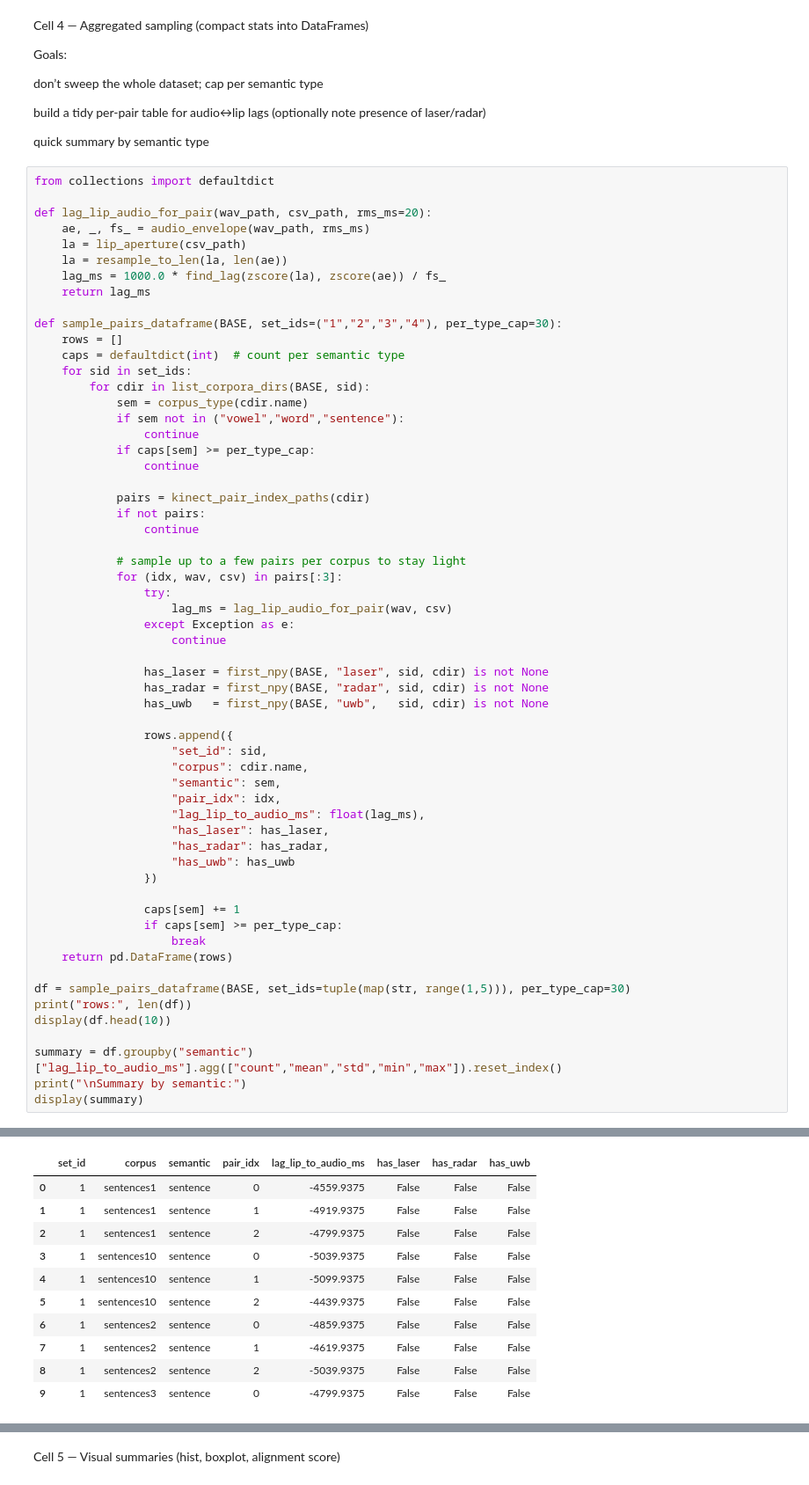
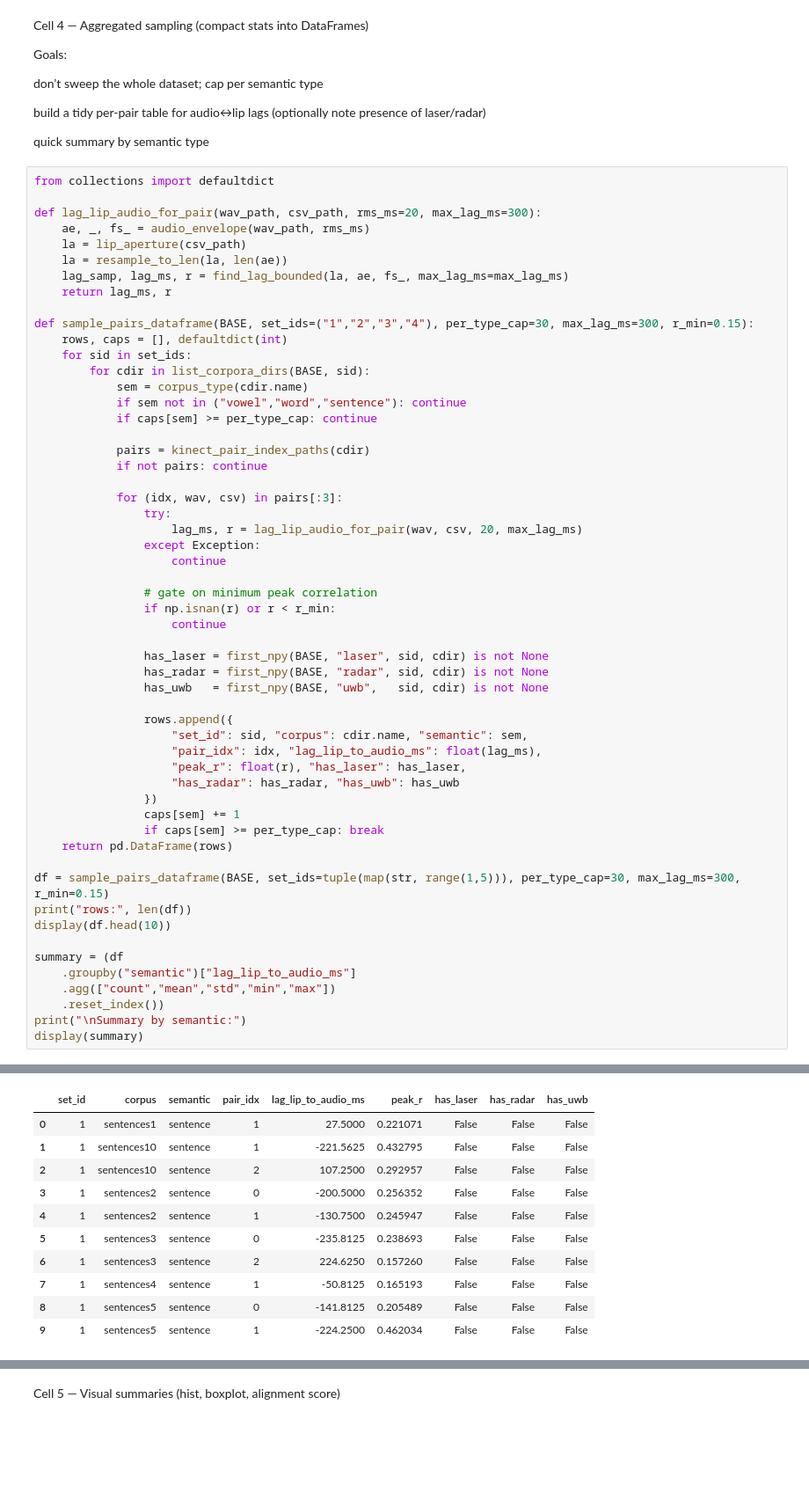
Before and after one commit to arham-siddiqui/silentSpeech, a Jupyter notebook: notebooks/alignment.ipynb, the cells around one changed output, grey strips where cells are left out. Shown at 88% size. Drawn from its saved outputs; the diff is of its cells as text; blank space fills up the shorter version.

```diff
--- a/notebooks/alignment.ipynb
+++ b/notebooks/alignment.ipynb
@@ -241,74 +325,70 @@ quick summary by semantic type
 # %%
 from collections import defaultdict
 
-def lag_lip_audio_for_pair(wav_path, csv_path, rms_ms=20):
+def lag_lip_audio_for_pair(wav_path, csv_path, rms_ms=20, max_lag_ms=300):
     ae, _, fs_ = audio_envelope(wav_path, rms_ms)
     la = lip_aperture(csv_path)
     la = resample_to_len(la, len(ae))
-    lag_ms = 1000.0 * find_lag(zscore(la), zscore(ae)) / fs_
-    return lag_ms
+    lag_samp, lag_ms, r = find_lag_bounded(la, ae, fs_, max_lag_ms=max_lag_ms)
+    return lag_ms, r
 
-def sample_pairs_dataframe(BASE, set_ids=("1","2","3","4"), per_type_cap=30):
-    rows = []
-    caps = defaultdict(int)  # count per semantic type
+def sample_pairs_dataframe(BASE, set_ids=("1","2","3","4"), per_type_cap=30, max_lag_ms=300, r_min=0.15):
+    rows, caps = [], defaultdict(int)
     for sid in set_ids:
         for cdir in list_corpora_dirs(BASE, sid):
             sem = corpus_type(cdir.name)
-            if sem not in ("vowel","word","sentence"):
-                continue
-            if caps[sem] >= per_type_cap:
-                continue
+            if sem not in ("vowel","word","sentence"): continue
+            if caps[sem] >= per_type_cap: continue
 
             pairs = kinect_pair_index_paths(cdir)
-            if not pairs:
-                continue
+            if not pairs: continue
 
-            # sample up to a few pairs per corpus to stay light
             for (idx, wav, csv) in pairs[:3]:
                 try:
-                    lag_ms = lag_lip_audio_for_pair(wav, csv)
-                except Exception as e:
+                    lag_ms, r = lag_lip_audio_for_pair(wav, csv, 20, max_lag_ms)
+                except Exception:
+                    continue
+
+                # gate on minimum peak correlation
+                if np.isnan(r) or r < r_min:
                     continue
 
                 has_laser = first_npy(BASE, "laser", sid, cdir) is not None
                 has_radar = first_npy(BASE, "radar", sid, cdir) is not None
                 has_uwb   = first_npy(BASE, "uwb",   sid, cdir) is not None
 
                 rows.append({
-                    "set_id": sid,
-                    "corpus": cdir.name,
-                    "semantic": sem,
-                    "pair_idx": idx,
-                    "lag_lip_to_audio_ms": float(lag_ms),
-                    "has_laser": has_laser,
-                    "has_radar": has_radar,
-                    "has_uwb": has_uwb
+                    "set_id": sid, "corpus": cdir.name, "semantic": sem,
+                    "pair_idx": idx, "lag_lip_to_audio_ms": float(lag_ms),
+                    "peak_r": float(r), "has_laser": has_laser,
+                    "has_radar": has_radar, "has_uwb": has_uwb
                 })
-
                 caps[sem] += 1
-                if caps[sem] >= per_type_cap:
-                    break
+                if caps[sem] >= per_type_cap: break
     return pd.DataFrame(rows)
 
-df = sample_pairs_dataframe(BASE, set_ids=tuple(map(str, range(1,5))), per_type_cap=30)
+df = sample_pairs_dataframe(BASE, set_ids=tuple(map(str, range(1,5))), per_type_cap=30, max_lag_ms=300, r_min=0.15)
 print("rows:", len(df))
 display(df.head(10))
 
-summary = df.groupby("semantic")["lag_lip_to_audio_ms"].agg(["count","mean","std","min","max"]).reset_index()
+summary = (df
+    .groupby("semantic")["lag_lip_to_audio_ms"]
+    .agg(["count","mean","std","min","max"])
+    .reset_index())
 print("\nSummary by semantic:")
 display(summary)
 # %% [output]
 rows: 90
-|  | set_id | corpus | semantic | pair_idx | lag_lip_to_audio_ms | has_laser | has_radar | has_uwb |
-| 0 | 1 | sentences1 | sentence | 0 | -4559.9375 | False | False | False |
-| 1 | 1 | sentences1 | sentence | 1 | -4919.9375 | False | False | False |
-| 2 | 1 | sentences1 | sentence | 2 | -4799.9375 | False | False | False |
-| 3 | 1 | sentences10 | sentence | 0 | -5039.9375 | False | False | False |
-| 4 | 1 | sentences10 | sentence | 1 | -5099.9375 | False | False | False |
-| 5 | 1 | sentences10 | sentence | 2 | -4439.9375 | False | False | False |
-| 6 | 1 | sentences2 | sentence | 0 | -4859.9375 | False | False | False |
-| 7 | 1 | sentences2 | sentence | 1 | -4619.9375 | False | False | False |
-| 8 | 1 | sentences2 | sentence | 2 | -5039.9375 | False | False | False |
-| 9 | 1 | sentences3 | sentence | 0 | -4799.9375 | False | False | False |
+|  | set_id | corpus | semantic | pair_idx | lag_lip_to_audio_ms | peak_r | has_laser | has_radar | has_uwb |
+| 0 | 1 | sentences1 | sentence | 1 | 27.5000 | 0.221071 | False | False | False |
+| 1 | 1 | sentences10 | sentence | 1 | -221.5625 | 0.432795 | False | False | False |
+| 2 | 1 | sentences10 | sentence | 2 | 107.2500 | 0.292957 | False | False | False |
+| 3 | 1 | sentences2 | sentence | 0 | -200.5000 | 0.256352 | False | False | False |
+| 4 | 1 | sentences2 | sentence | 1 | -130.7500 | 0.245947 | False | False | False |
+| 5 | 1 | sentences3 | sentence | 0 | -235.8125 | 0.238693 | False | False | False |
+| 6 | 1 | sentences3 | sentence | 2 | 224.6250 | 0.157260 | False | False | False |
+| 7 | 1 | sentences4 | sentence | 1 | -50.8125 | 0.165193 | False | False | False |
+| 8 | 1 | sentences5 | sentence | 0 | -141.8125 | 0.205489 | False | False | False |
+| 9 | 1 | sentences5 | sentence | 1 | -224.2500 | 0.462034 | False | False | False |
 Summary by semantic:
 |  | semantic | count | mean | std | min | max |
```
Also changed, not shown: parts of 9 cells of this notebook.
